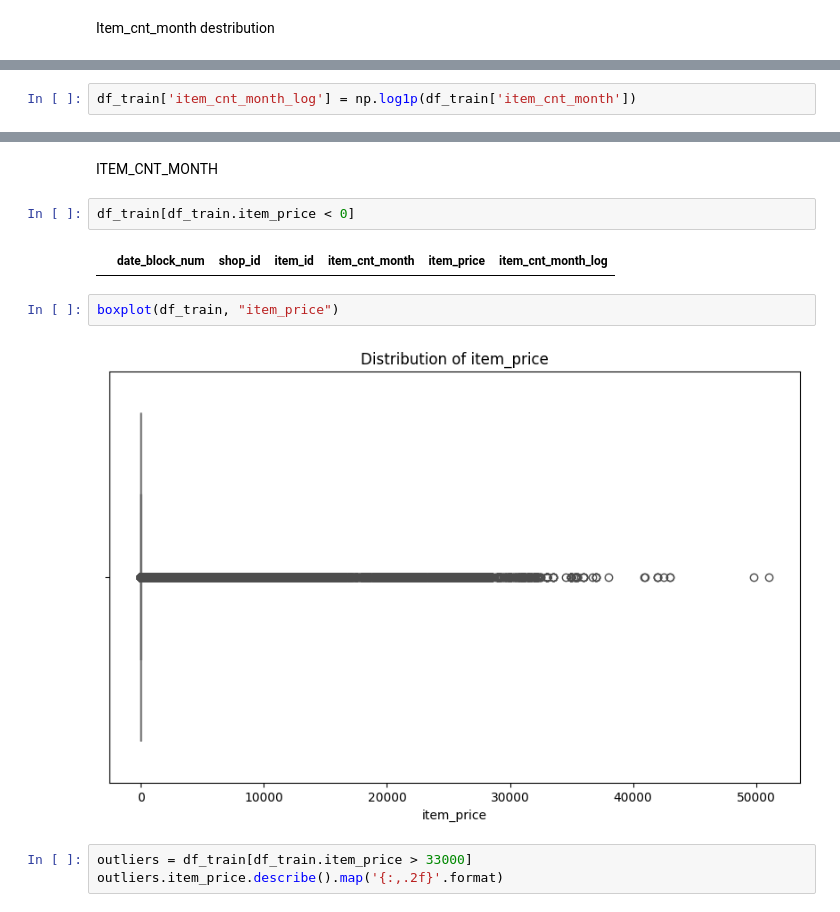
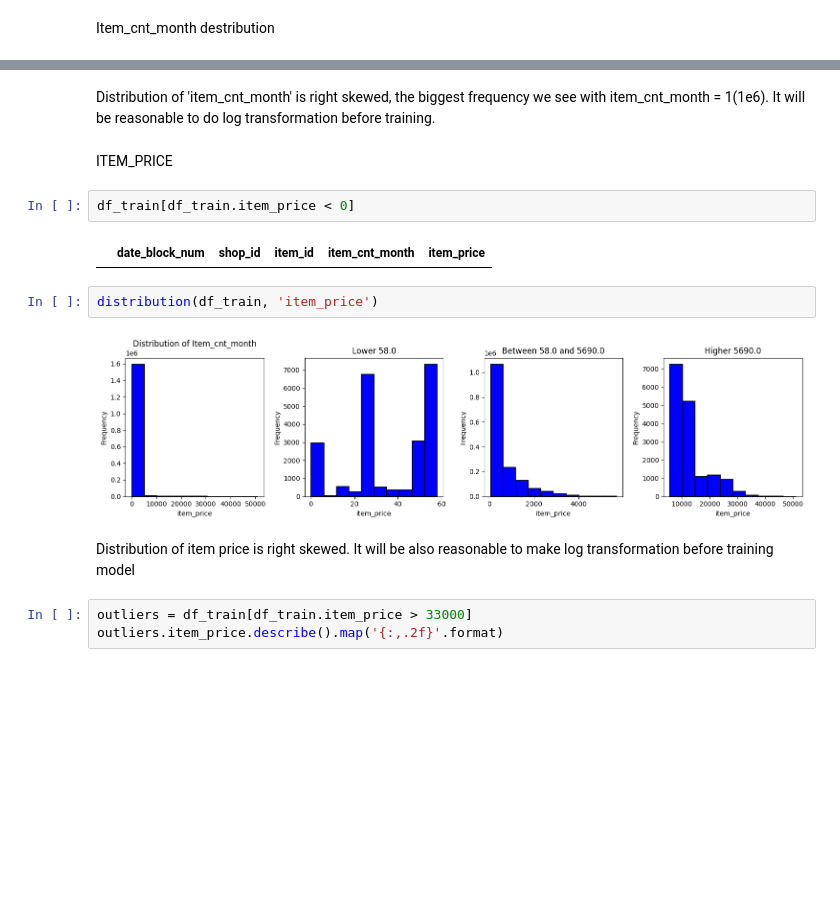
Before and after one commit to YPolina/Trainee, a Jupyter notebook: EDA.ipynb, the cells around one changed output, grey strips where cells are left out. Cells and saved outputs as stored; diff of their text form; blank space fills up the shorter version.

```diff
--- a/EDA.ipynb
+++ b/EDA.ipynb
@@ -85,2 +44,0 @@ Log transformation of 'item_cnt_month' to reduce skewness
-# %%
-df_train['item_cnt_month_log'] = np.log1p(df_train['item_cnt_month'])
@@ -103,13 +45,17 @@ Name: item_cnt_month_log, dtype: object
-# %% [markdown]
-ITEM_CNT_MONTH
+# %% [markdown]
+Distribution of 'item_cnt_month' is right skewed, the biggest frequency we see with item_cnt_month = 1(1e6). It will be reasonable to do log transformation before training.
+# %% [markdown]
+ITEM_PRICE
 # %%
 df_train[df_train.item_price < 0]
 # %% [output]
-|  | date_block_num | shop_id | item_id | item_cnt_month | item_price | item_cnt_month_log |
+|  | date_block_num | shop_id | item_id | item_cnt_month | item_price |
 # %%
-boxplot(df_train, "item_price")
+distribution(df_train, 'item_price')
 # %% [output]
-[figure, old version]
+[figure, new version]
+# %% [markdown]
+Distribution of item price is right skewed. It will be also reasonable to make log transformation before training model
 # %%
 outliers = df_train[df_train.item_price > 33000]
 outliers.item_price.describe().map('{:,.2f}'.format)
```
Also changed, not shown: parts of 12 cells of this notebook, 2 other files.
